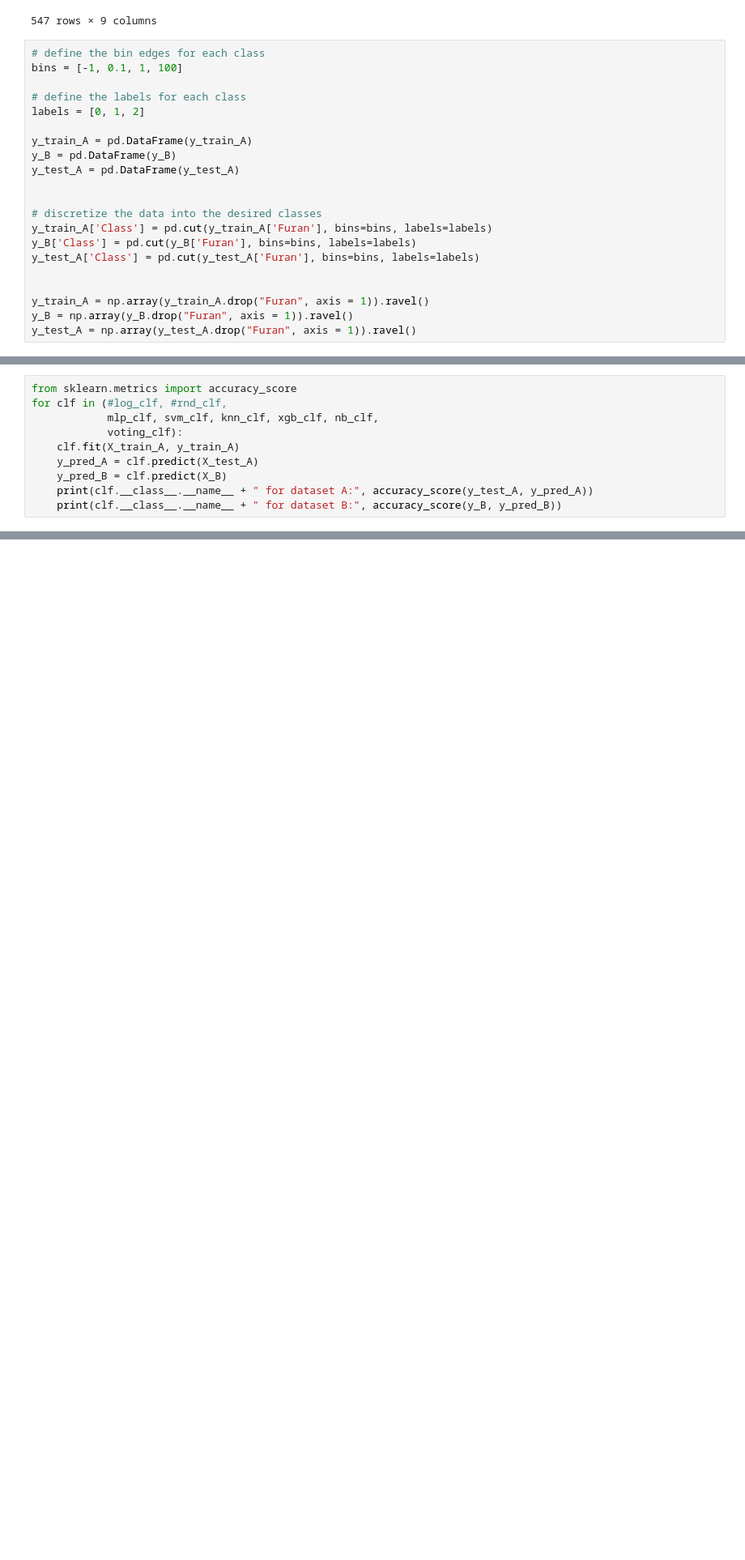
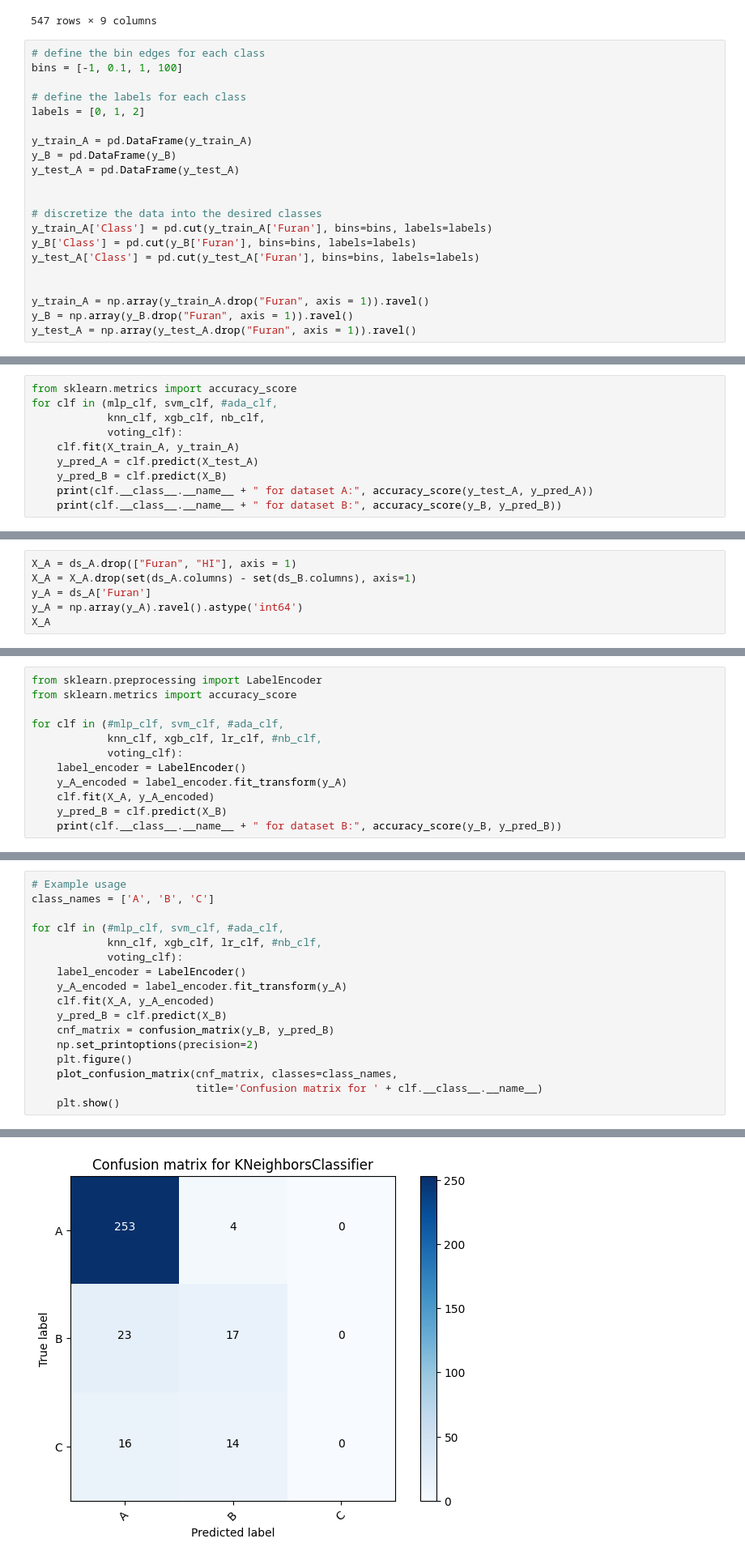
Before and after one commit to NimaFrj/Kaggle-Notebooks, a Jupyter notebook: transformer-paper.ipynb, the cells around one changed output, grey strips where cells are left out. Shown at 81% size. Saved outputs shown, nothing was run; the diff lists cells and outputs as text; blank space fills up the shorter version.

Commit message:
Kaggle Notebook | Transformer-Paper | Version 7

```diff
--- a/transformer-paper.ipynb
+++ b/transformer-paper.ipynb
@@ -126,8 +127,8 @@ VotingClassifier(estimators=[('nn', MLPClassifier(max_iter=1000)),
                              ('nb', GaussianNB())])
 # %%
 from sklearn.metrics import accuracy_score
-for clf in (#log_clf, #rnd_clf,
-            mlp_clf, svm_clf, knn_clf, xgb_clf, nb_clf,
+for clf in (mlp_clf, svm_clf, #ada_clf,
+            knn_clf, xgb_clf, nb_clf,
             voting_clf):
     clf.fit(X_train_A, y_train_A)
     y_pred_A = clf.predict(X_test_A)
@@ -149,0 +153,6 @@ VotingClassifier for dataset B: 0.8440366972477065
+# %%
+X_A = ds_A.drop(["Furan", "HI"], axis = 1)
+X_A = X_A.drop(set(ds_A.columns) - set(ds_B.columns), axis=1)
+y_A = ds_A['Furan']
+y_A = np.array(y_A).ravel().astype('int64')
+X_A
@@ -149,0 +219,12 @@ VotingClassifier for dataset B: 0.8440366972477065
+# %%
+from sklearn.preprocessing import LabelEncoder
+from sklearn.metrics import accuracy_score
+
+for clf in (#mlp_clf, svm_clf, #ada_clf,
+            knn_clf, xgb_clf, lr_clf, #nb_clf,
+            voting_clf):
+    label_encoder = LabelEncoder()
+    y_A_encoded = label_encoder.fit_transform(y_A)
+    clf.fit(X_A, y_A_encoded)
+    y_pred_B = clf.predict(X_B)
+    print(clf.__class__.__name__ + " for dataset B:", accuracy_score(y_B, y_pred_B))
@@ -149,0 +269,18 @@ VotingClassifier for dataset B: 0.8440366972477065
+# %%
+# Example usage
+class_names = ['A', 'B', 'C']
+
+for clf in (#mlp_clf, svm_clf, #ada_clf,
+            knn_clf, xgb_clf, lr_clf, #nb_clf,
+            voting_clf):
+    label_encoder = LabelEncoder()
+    y_A_encoded = label_encoder.fit_transform(y_A)
+    clf.fit(X_A, y_A_encoded)
+    y_pred_B = clf.predict(X_B)
+    cnf_matrix = confusion_matrix(y_B, y_pred_B)
+    np.set_printoptions(precision=2)
+    plt.figure()
+    plot_confusion_matrix(cnf_matrix, classes=class_names,
+                          title='Confusion matrix for ' + clf.__class__.__name__)
+    plt.show()
+# %% [output]
@@ -149,0 +291 @@ VotingClassifier for dataset B: 0.8440366972477065
+[figure, added]
```
Also changed, not shown: parts of 9 cells of this notebook.
